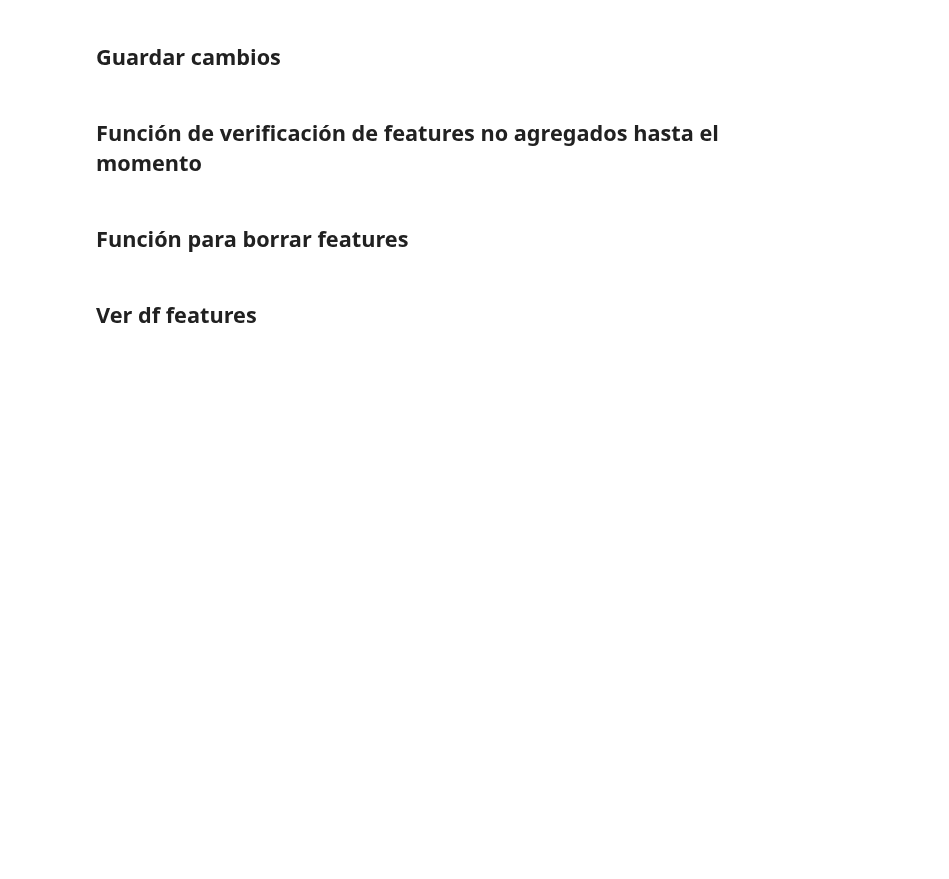
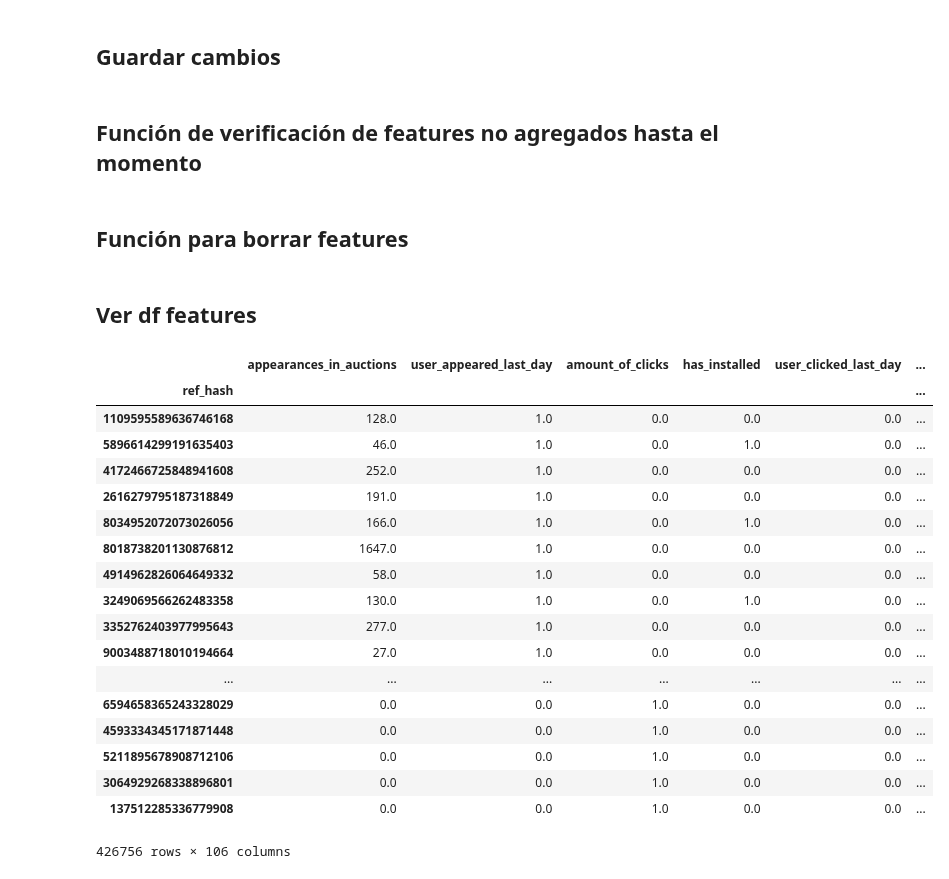
Before and after one commit to AlejandroKler/7506-tp2-datanesa, a Jupyter notebook: feature_engineering.ipynb, the cells around one changed output. Drawn from its saved outputs; the diff is of its cells as text; code cells hidden in the pictures; blank space fills up the shorter version.

```diff
--- a/feature_engineering.ipynb
+++ b/feature_engineering.ipynb
@@ -1043,3 +1080,22 @@ windows = add_features_to_windows(windows, std_reappear_last_48_events, "std_eve
+# %%
+def mean_reappear_last_48_installs(auctions, installs, events, clicks):
+    df_return = mean_reappear_in_last_x_hours(installs, 48, "created")
+    df_mean = calculate_time_to_reappear_generic(df_return, "created", "mean_installs_last_48hs", "mean")
+    return df_mean
+# %%
+windows = add_features_to_windows(windows, mean_reappear_last_24_installs, "mean_installs_last_24hs", fill=False)
+windows = add_features_to_windows(windows, mean_reappear_last_48_installs, "mean_installs_last_48hs", fill=False)
+# %%
+def installs_per_auctions(auctions, installs, events, clicks):
+    auctions["cantidad"] = 1
+    installs["cantidad"] = 1
+    df_auctions = auctions.groupby("ref_hash").agg({"cantidad":"sum"})
+    df_installs = installs.groupby("ref_hash").agg({"cantidad":"sum"})
+    df_final = df_auctions.merge(df_installs, right_index=True, left_index=True, how="left")
+    df_final["installs_per_auctions"] = df_final["cantidad_x"]/df_final["cantidad_y"]
+    return df_final.drop(labels=["cantidad_x", "cantidad_y"], axis=1)
+# %%
+windows = add_features_to_windows(windows, installs_per_auctions, "installs_per_auctions")
 # %% [markdown]
 ## Guardar cambios
 # %%
@@ -1066,6 +1122,26 @@ def drop_feature(windows, feature_name):
 # %% [markdown]
 ## Ver df features
 # %%
-windows[0]["features"].head()
+windows[0]["features"]
+# %% [output]
+|  | appearances_in_auctions | user_appeared_last_day | amount_of_clicks | has_installed | user_clicked_last_day | ... |
+| ref_hash |  |  |  |  |  | ... |
+| 1109595589636746168 | 128.0 | 1.0 | 0.0 | 0.0 | 0.0 | ... |
+| 5896614299191635403 | 46.0 | 1.0 | 0.0 | 1.0 | 0.0 | ... |
+| 4172466725848941608 | 252.0 | 1.0 | 0.0 | 0.0 | 0.0 | ... |
+| 2616279795187318849 | 191.0 | 1.0 | 0.0 | 0.0 | 0.0 | ... |
+| 8034952072073026056 | 166.0 | 1.0 | 0.0 | 1.0 | 0.0 | ... |
+| 8018738201130876812 | 1647.0 | 1.0 | 0.0 | 0.0 | 0.0 | ... |
+| 4914962826064649332 | 58.0 | 1.0 | 0.0 | 0.0 | 0.0 | ... |
+| 3249069566262483358 | 130.0 | 1.0 | 0.0 | 1.0 | 0.0 | ... |
+| 3352762403977995643 | 277.0 | 1.0 | 0.0 | 0.0 | 0.0 | ... |
+| 9003488718010194664 | 27.0 | 1.0 | 0.0 | 0.0 | 0.0 | ... |
+| ... | ... | ... | ... | ... | ... | ... |
+| 6594658365243328029 | 0.0 | 0.0 | 1.0 | 0.0 | 0.0 | ... |
+| 4593334345171871448 | 0.0 | 0.0 | 1.0 | 0.0 | 0.0 | ... |
+| 5211895678908712106 | 0.0 | 0.0 | 1.0 | 0.0 | 0.0 | ... |
+| 3064929268338896801 | 0.0 | 0.0 | 1.0 | 0.0 | 0.0 | ... |
+| 137512285336779908 | 0.0 | 0.0 | 1.0 | 0.0 | 0.0 | ... |
+426756 rows × 106 columns
 # %%
 windows[0]["features"].columns
```
Also changed, not shown: parts of 17 cells of this notebook, 2 other files.
